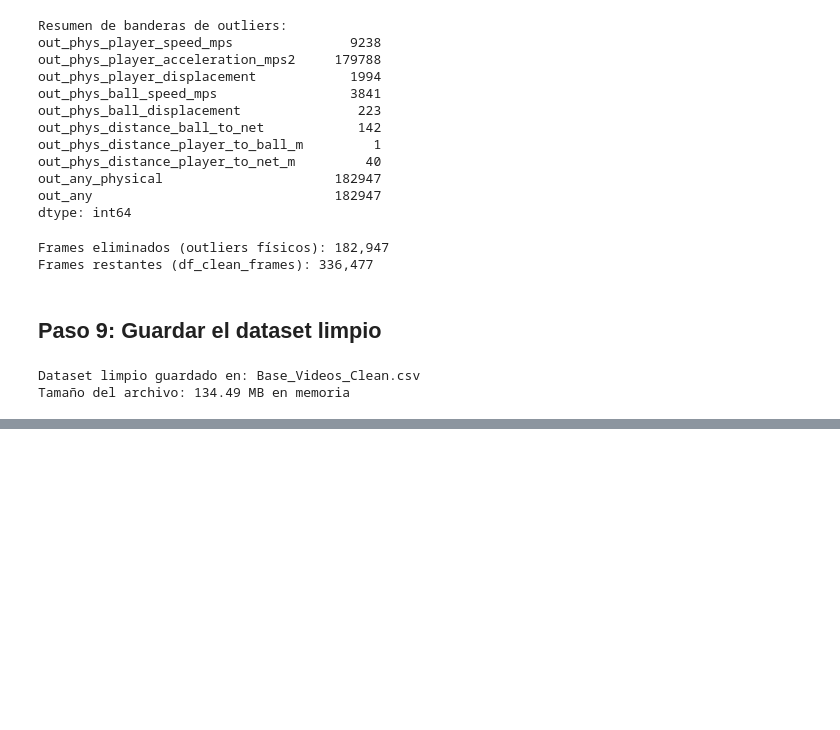
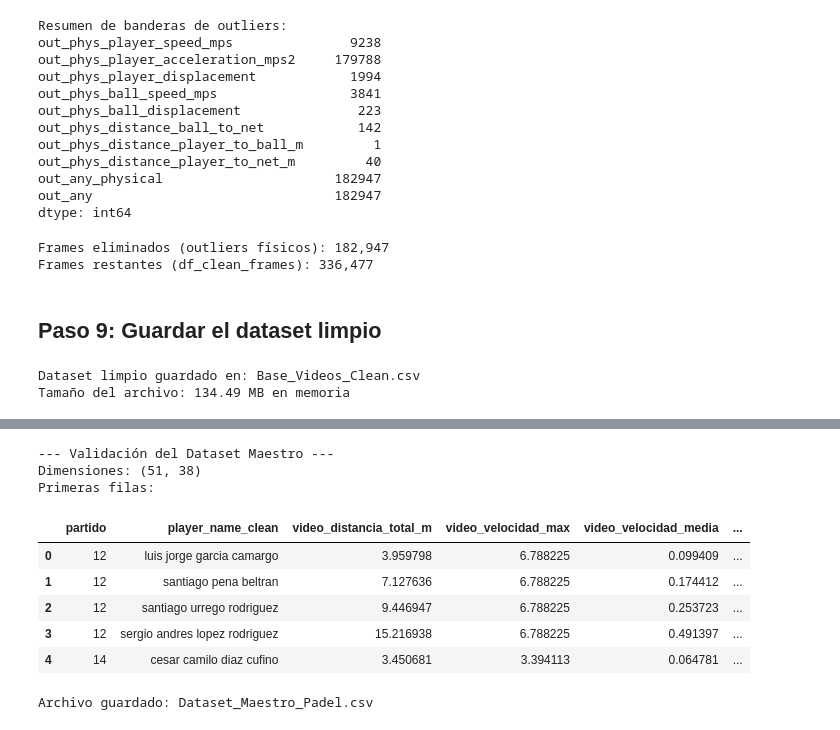
Before and after one commit to FerminEscalona/Paddle_Tournament_Predictor, a Jupyter notebook: Paddle_Predictor.ipynb, the cells around one changed output, grey strips where cells are left out. Cells and saved outputs as stored; diff of their text form; code cells hidden in the pictures; blank space fills up the shorter version.

```diff
--- a/Paddle_Predictor.ipynb
+++ b/Paddle_Predictor.ipynb
@@ -646,0 +647,22 @@ df_jugadores_clean['player_id'] = df_jugadores_clean['player_id'].astype(int)
+# %%
+# 2. Generación de ID Único (id_interno)
+
+# Obtener todos los nombres únicos de todas las fuentes
+all_names = pd.concat([
+    df_videos['player_name_clean'],
+    df_puntos['player_name_clean'],
+    df_jugadores['player_name_clean']
+]).unique()
+
+# Crear mapeo: nombre_clean -> id_interno
+name_to_id = {name: i+1 for i, name in enumerate(all_names) if name != 'unknown'}
+
+# Asignar id_interno a los dataframes
+df_videos['id_interno'] = df_videos['player_name_clean'].map(name_to_id)
+df_puntos['id_interno'] = df_puntos['player_name_clean'].map(name_to_id)
+df_jugadores['id_interno'] = df_jugadores['player_name_clean'].map(name_to_id)
+
+print(f"Total de jugadores únicos identificados: {len(name_to_id)}")
+print(f"Jugadores en Video: {df_videos['id_interno'].nunique()}")
+print(f"Jugadores en Puntos: {df_puntos['id_interno'].nunique()}")
+print(f"Jugadores en Atributos: {df_jugadores['id_interno'].nunique()}")
@@ -716,0 +710,33 @@ print(f"\nArchivo guardado exitosamente: {OUTPUT_MASTER}")
+# %%
+# 4. Unión de Datos (Merges)
+
+# Merge 1: Video + Puntos (Usando player_name_clean y partido)
+df_master = pd.merge(video_metrics, df_puntos, on=['partido', 'player_name_clean'], how='inner', suffixes=('', '_puntos'))
+
+# Merge 2: Resultado + Datos Jugadores (Usando player_name_clean)
+df_master = pd.merge(df_master, df_jugadores, on='player_name_clean', how='left', suffixes=('', '_info'))
+
+# Limpieza final de columnas
+cols_to_drop = [c for c in df_master.columns if 'id_interno' in c and c != 'id_interno']
+df_master.drop(columns=cols_to_drop, inplace=True)
+
+# 5. Validación y Salida
+print("\n--- Validación del Dataset Maestro ---")
+print(f"Dimensiones: {df_master.shape}")
+print("Primeras filas:")
+display(df_master.head())
+
+OUTPUT_MASTER = 'Dataset_Maestro_Padel.csv'
+df_master.to_csv(OUTPUT_MASTER, index=False)
+print(f"\nArchivo guardado: {OUTPUT_MASTER}")
+# %% [output]
+--- Validación del Dataset Maestro ---
+Dimensiones: (51, 38)
+Primeras filas:
+|  | partido | player_name_clean | video_distancia_total_m | video_velocidad_max | video_velocidad_media | ... |
+| 0 | 12 | luis jorge garcia camargo | 3.959798 | 6.788225 | 0.099409 | ... |
+| 1 | 12 | santiago pena beltran | 7.127636 | 6.788225 | 0.174412 | ... |
+| 2 | 12 | santiago urrego rodriguez | 9.446947 | 6.788225 | 0.253723 | ... |
+| 3 | 12 | sergio andres lopez rodriguez | 15.216938 | 6.788225 | 0.491397 | ... |
+| 4 | 14 | cesar camilo diaz cufino | 3.450681 | 3.394113 | 0.064781 | ... |
+Archivo guardado: Dataset_Maestro_Padel.csv
```
Also changed, not shown: parts of 13 cells of this notebook.
